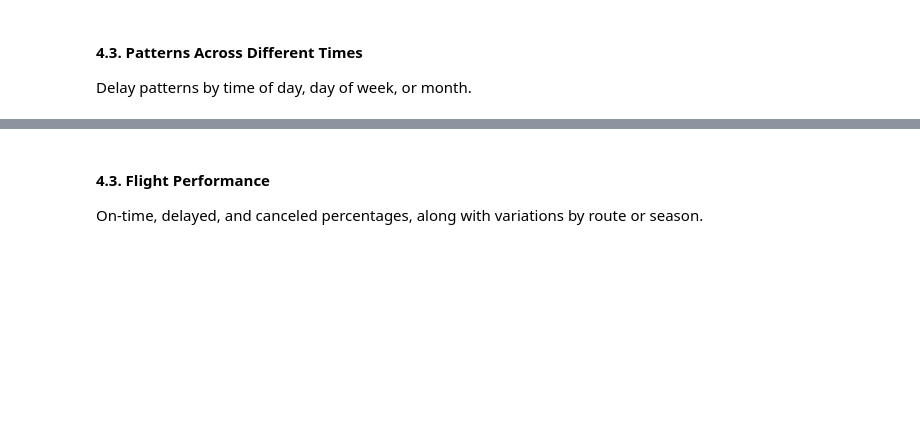
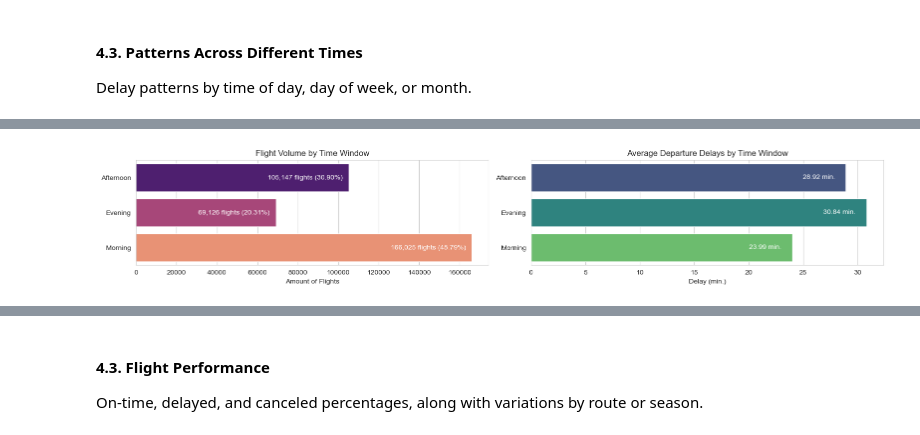
Before and after one commit to DT-Service-Consulting/avstats, a Jupyter notebook: avstats/AvStats_EDA.ipynb, the cells around one changed output, grey strips where cells are left out. Saved outputs shown, nothing was run; the diff lists cells and outputs as text; code cells hidden in the pictures; blank space fills up the shorter version.

```diff
--- a/avstats/AvStats_EDA.ipynb
+++ b/avstats/AvStats_EDA.ipynb
@@ -403,37 +261,0 @@ plt.show()
-# %%
-# Delays by Day of Week
-df['DayOfWeek'] = pd.to_datetime(df['sdt']).dt.day_name()
-weekday_delays = df.groupby('DayOfWeek')['dep_delay'].mean().reindex(['Monday', 'Tuesday', 'Wednesday', 'Thursday', 'Friday', 'Saturday', 'Sunday'])
-
-plt.figure(figsize=(12, 5))
-ax=sns.barplot(x=weekday_delays.index, y=weekday_delays.values, palette='Set2')
-plt.title('Average Delays by Day of the Week')
-plt.xlabel('')
-plt.ylabel('Average Delay (min.)')
-
-# Add text annotations on the bars
-for index, value in enumerate(weekday_delays.values):
-    ax.text(index, value - 3, f"{value:.2f} min.", color='white', ha='center', fontsize=10)
-
-plt.ylim(0, 40)
-plt.tight_layout()
-plt.show()
-
-# Delays by Month with Annotations
-df['Month'] = pd.to_datetime(df['sdt']).dt.to_period('M')
-monthly_delays = df.groupby('Month')['dep_delay'].mean()
-
-plt.figure(figsize=(12, 5))
-ax = sns.lineplot(x=monthly_delays.index.astype(str), y=monthly_delays.values, marker='o')
-plt.title('Average Delays by Month')
-plt.xlabel('')
-plt.ylabel('Average Delay (min.)')
-plt.xticks(rotation=45)
-plt.ylim(0, 60)
-
-# Text annotations
-for i, (x, y) in enumerate(zip(monthly_delays.index.astype(str), monthly_delays.values)):
-    ax.text(x, y + 2, f"{y:.2f}", color='black', ha='center', fontsize=10)
-
-plt.tight_layout()
-plt.show()
@@ -442,0 +262,4 @@ plt.show()
+# %%
+plot_time_window(df=df,time_window_column='dep_time_window', delay_column='dep_delay', volume_palette='magma',delay_palette='viridis')
+# %% [output]
+[figure, added]
```
Also changed, not shown: parts of 16 cells of this notebook, 2 other files.
